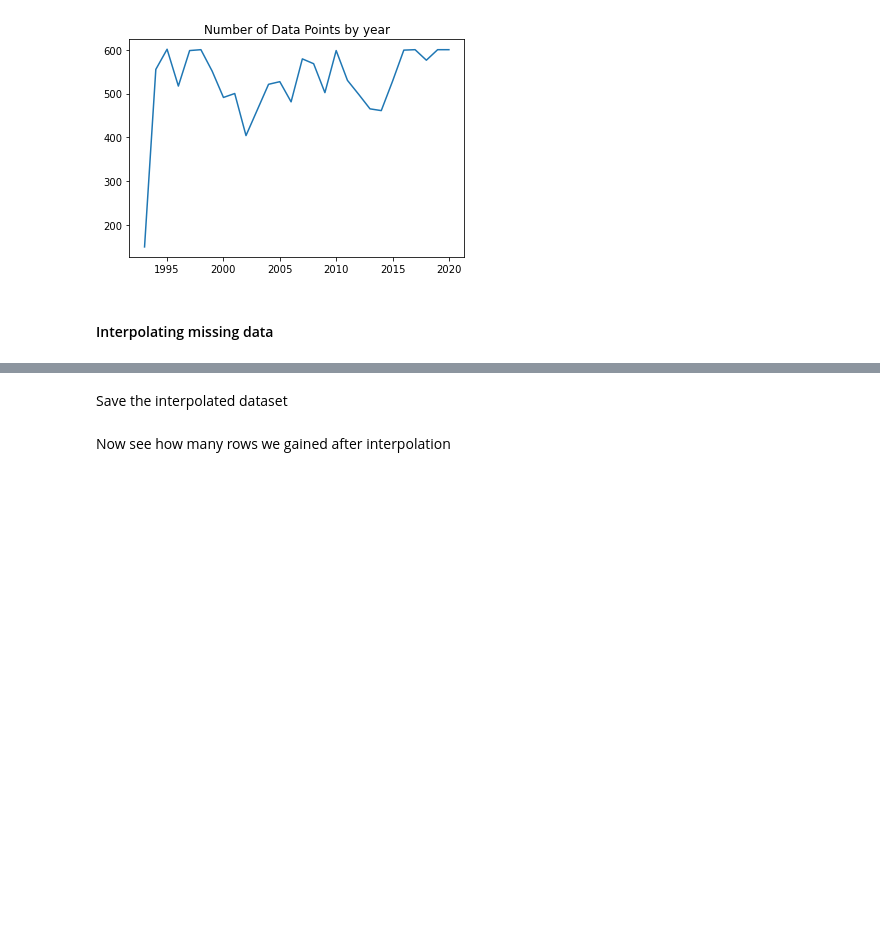
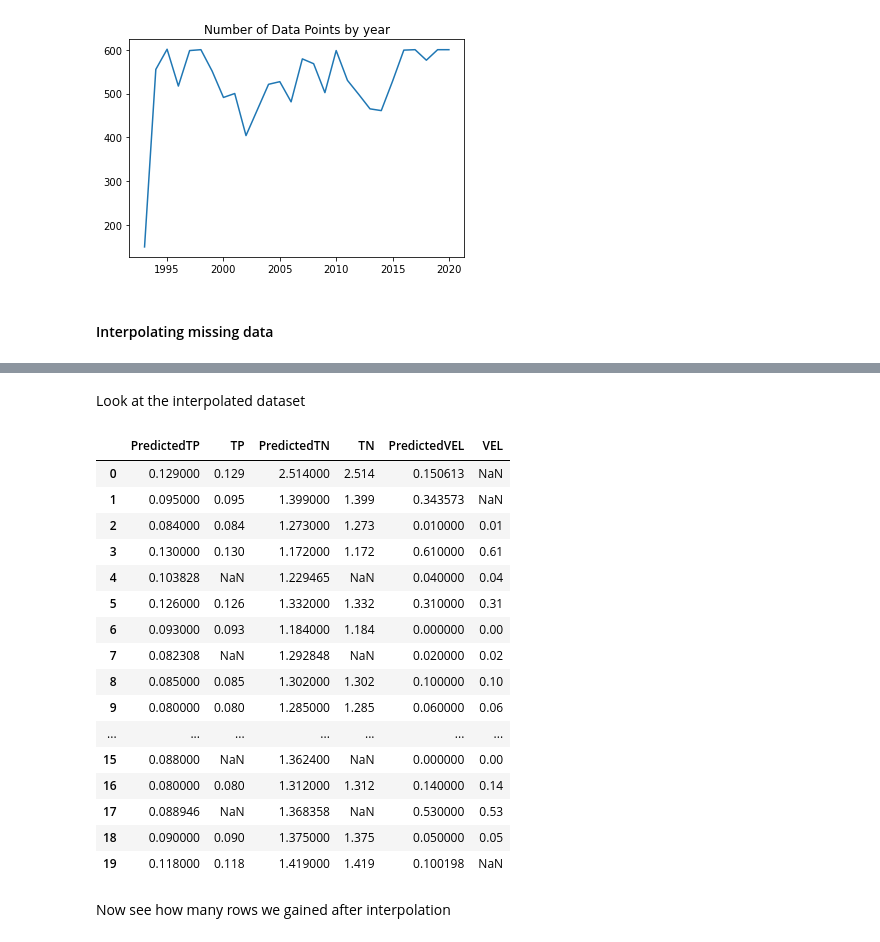
Before and after one commit to amberlee0516/UMR-TDA-2021, a Jupyter notebook: pools_specific_EDA/Open River/Open River Analysis.ipynb, the cells around one changed output, grey strips where cells are left out. Drawn from its saved outputs; the diff is of its cells as text; code cells hidden in the pictures; blank space fills up the shorter version.

```diff
--- a/pools_specific_EDA/Open River/Open River Analysis.ipynb
+++ b/pools_specific_EDA/Open River/Open River Analysis.ipynb
@@ -554,3 +557,23 @@ Multiple rows with same LOCATCD
 ... (7 outputs left out)
 # %% [markdown]
-Save the interpolated dataset
+Look at the interpolated dataset
+# %%
+water_interpolated[["PredictedTP","TP","PredictedTN","TN","PredictedVEL","VEL"]].head(20)
+# %% [output]
+|  | PredictedTP | TP | PredictedTN | TN | PredictedVEL | VEL |
+| 0 | 0.129000 | 0.129 | 2.514000 | 2.514 | 0.150613 | NaN |
+| 1 | 0.095000 | 0.095 | 1.399000 | 1.399 | 0.343573 | NaN |
+| 2 | 0.084000 | 0.084 | 1.273000 | 1.273 | 0.010000 | 0.01 |
+| 3 | 0.130000 | 0.130 | 1.172000 | 1.172 | 0.610000 | 0.61 |
+| 4 | 0.103828 | NaN | 1.229465 | NaN | 0.040000 | 0.04 |
+| 5 | 0.126000 | 0.126 | 1.332000 | 1.332 | 0.310000 | 0.31 |
+| 6 | 0.093000 | 0.093 | 1.184000 | 1.184 | 0.000000 | 0.00 |
+| 7 | 0.082308 | NaN | 1.292848 | NaN | 0.020000 | 0.02 |
+| 8 | 0.085000 | 0.085 | 1.302000 | 1.302 | 0.100000 | 0.10 |
+| 9 | 0.080000 | 0.080 | 1.285000 | 1.285 | 0.060000 | 0.06 |
+| ... | ... | ... | ... | ... | ... | ... |
+| 15 | 0.088000 | NaN | 1.362400 | NaN | 0.000000 | 0.00 |
+| 16 | 0.080000 | 0.080 | 1.312000 | 1.312 | 0.140000 | 0.14 |
+| 17 | 0.088946 | NaN | 1.368358 | NaN | 0.530000 | 0.53 |
+| 18 | 0.090000 | 0.090 | 1.375000 | 1.375 | 0.050000 | 0.05 |
+| 19 | 0.118000 | 0.118 | 1.419000 | 1.419 | 0.100198 | NaN |
```
Also changed, not shown: parts of 19 cells of this notebook, 1 other file.
